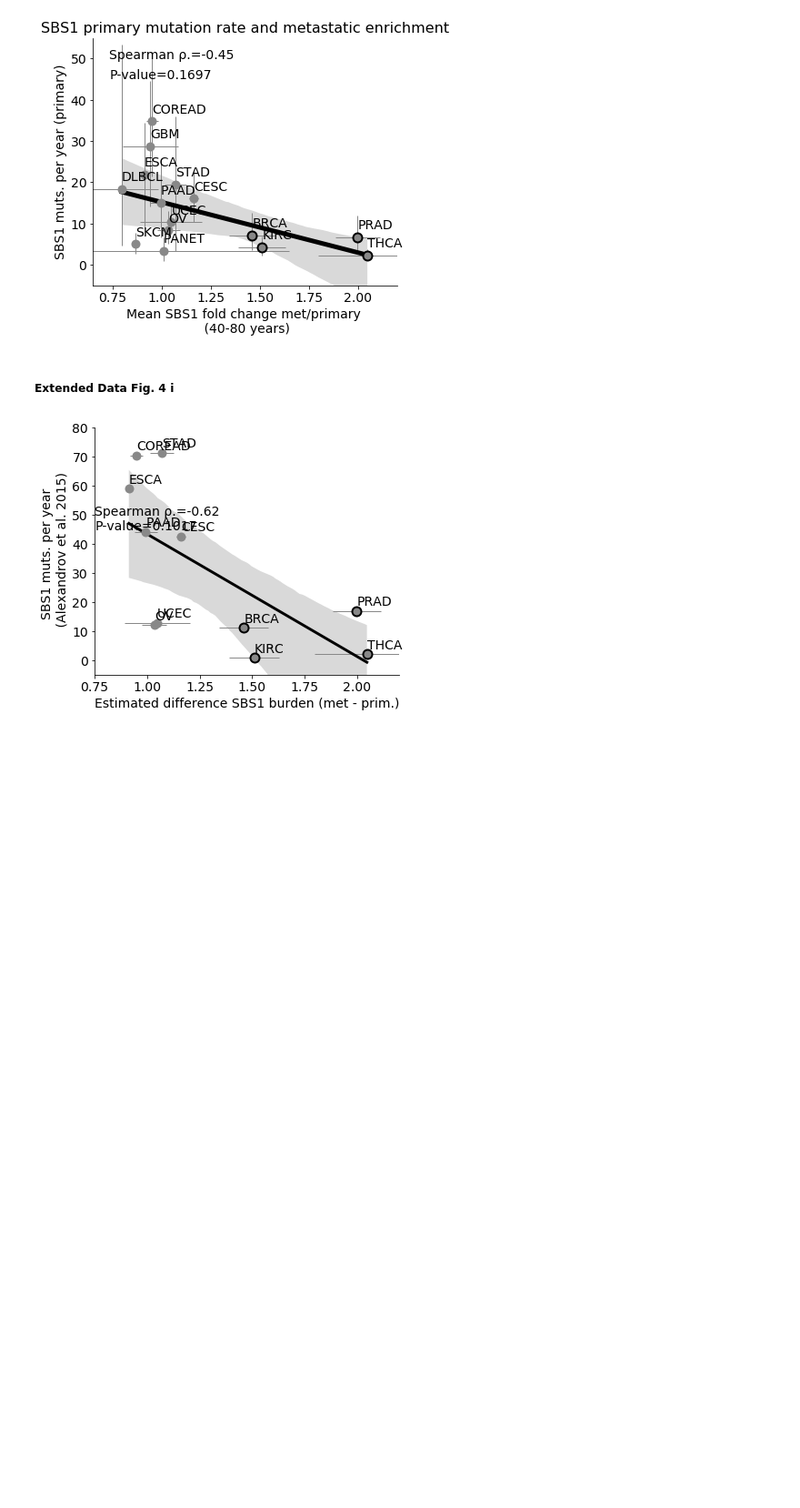
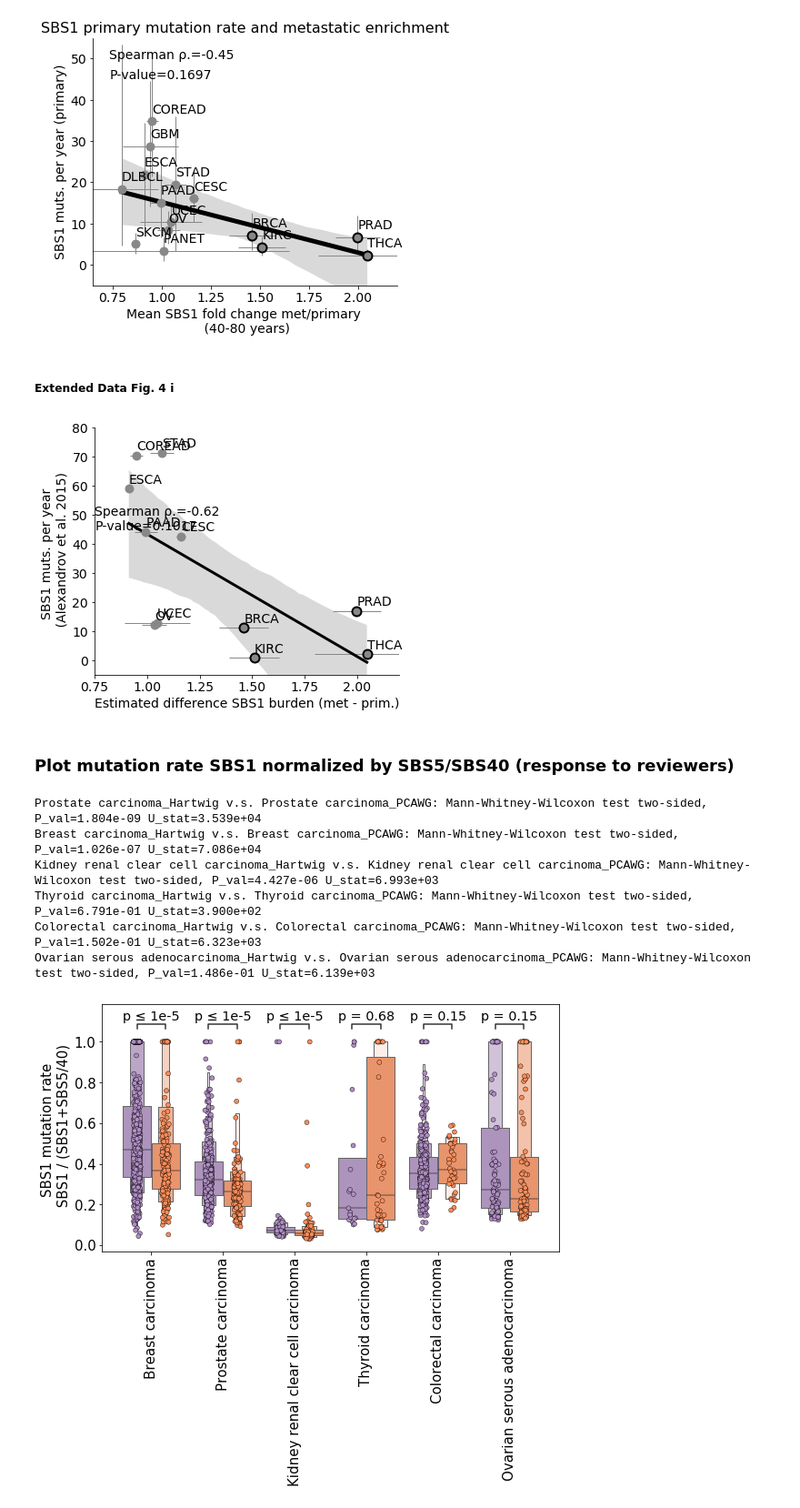
Before and after one commit to UMCUGenetics/primary-met-wgs-comparison, a Jupyter notebook: SBS1_mutrate/code/SBS1_mutation_rate.ipynb, the cells around one changed output. Shown at 91% size. Cells and saved outputs as stored; diff of their text form; code cells hidden in the pictures; blank space fills up the shorter version.

Commit message:
Minor changes SBS1 mutation rate

```diff
--- a/SBS1_mutrate/code/SBS1_mutation_rate.ipynb
+++ b/SBS1_mutrate/code/SBS1_mutation_rate.ipynb
@@ -1043,3 +1053,33 @@ pm_s[["cancer_type","cancer_type_code","median_sbs1_y","fold_change_met","std_fo
                                                                                                                                     "sbs1_5":"per5_primary_sbs1_yburden"}).to_csv("../results/primary_turnover_vs_met_alexandrov.tsv",sep="\t")
 # %% [output]
 [figure]
+# %% [markdown]
+### Plot mutation rate SBS1 normalized by SBS5/SBS40 (response to reviewers)
+# %%
+df_data=df_data.merge(df_meta[["sample_id","sbs_load"]])
+df_data["sbs1_mutrate"] = df_data["sbs1_count"] / df_data["sbs_load"]
+df_data["sbs1_mutrate_age"] = df_data["sbs1_count"] / (df_data["sbs5/40_count"]+df_data["sbs1_count"])
+# %%
+fig,ax=plt.subplots(figsize=(9,5))
+sns.boxenplot(data=df_data[df_data["cancer_type"].isin(ttypes_selected)],x="cancer_type",hue="cohort",y="sbs1_mutrate_age",order=ttypes_selected,ax=ax,palette={"Hartwig":"#af8dc3","PCAWG":"#fc8d59"},showfliers=False)
+sns.stripplot(data=df_data[df_data["cancer_type"].isin(ttypes_selected)],x="cancer_type",hue="cohort",y="sbs1_mutrate_age",order=ttypes_selected,ax=ax,palette={"Hartwig":"#af8dc3","PCAWG":"#fc8d59"},dodge=True,linewidth=0.4,edgecolor="black")
+l=[]
+for x in ttypes_selected:
+    l+=[((x, "Hartwig"), (x, "PCAWG"))]
+test_results = add_stat_annotation(ax=ax, data=df_data[df_data["cancer_type"].isin(ttypes_selected)], x="cancer_type", y="sbs1_mutrate_age",hue="cohort",
+                               box_pairs=l,order=ttypes_selected, #,(("CENTROSOMAL_AMP", "INTERACTOR"), ("CENTROSOMAL_AMP", "CO-EXPRESSED")),
+                               test='Mann-Whitney', text_format='simple',  loc='inside', verbose=2, fontsize="x-large",comparisons_correction=None,show_test_name=False)
+ax.tick_params(axis='x', which='major', labelsize=15,rotation=90)
+ax.tick_params(axis='y', which='major', labelsize=15,rotation=0)
+ax.set_ylabel("SBS1 mutation rate \n SBS1 / (SBS1+SBS5/40)",fontsize=15)
+plt.legend([],[], frameon=False)
+ax.set_xlabel("")
+plt.savefig(f'../results/figures/comparison_SBS1_mutation_rate_norm_sbs5.pdf', dpi=800,bbox_inches="tight")
+# %% [output]
+Prostate carcinoma_Hartwig v.s. Prostate carcinoma_PCAWG: Mann-Whitney-Wilcoxon test two-sided, P_val=1.804e-09 U_stat=3.539e+04
+Breast carcinoma_Hartwig v.s. Breast carcinoma_PCAWG: Mann-Whitney-Wilcoxon test two-sided, P_val=1.026e-07 U_stat=7.086e+04
+Kidney renal clear cell carcinoma_Hartwig v.s. Kidney renal clear cell carcinoma_PCAWG: Mann-Whitney-Wilcoxon test two-sided, P_val=4.427e-06 U_stat=6.993e+03
+Thyroid carcinoma_Hartwig v.s. Thyroid carcinoma_PCAWG: Mann-Whitney-Wilcoxon test two-sided, P_val=6.791e-01 U_stat=3.900e+02
+Colorectal carcinoma_Hartwig v.s. Colorectal carcinoma_PCAWG: Mann-Whitney-Wilcoxon test two-sided, P_val=1.502e-01 U_stat=6.323e+03
+Ovarian serous adenocarcinoma_Hartwig v.s. Ovarian serous adenocarcinoma_PCAWG: Mann-Whitney-Wilcoxon test two-sided, P_val=1.486e-01 U_stat=6.139e+03
+[figure, added]
```
Also changed, not shown: parts of 10 cells of this notebook, 1 other file.
